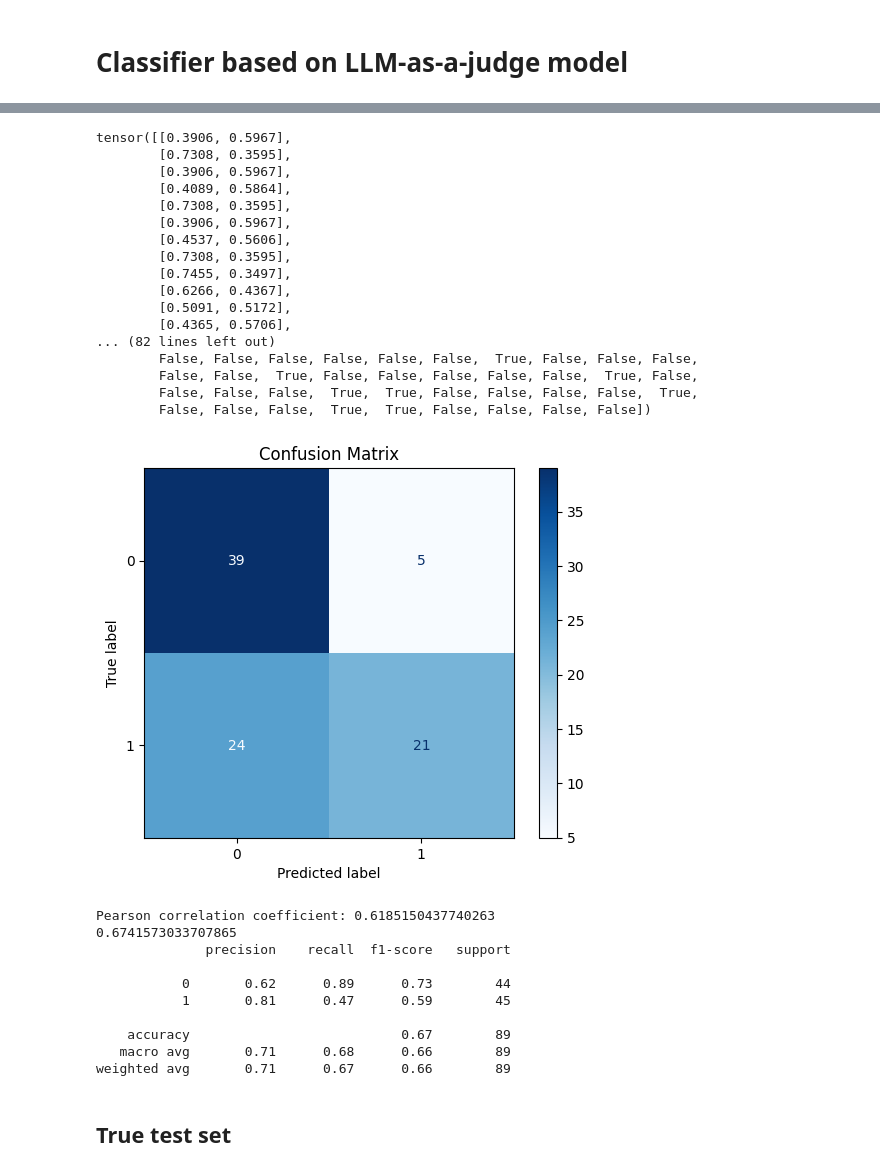
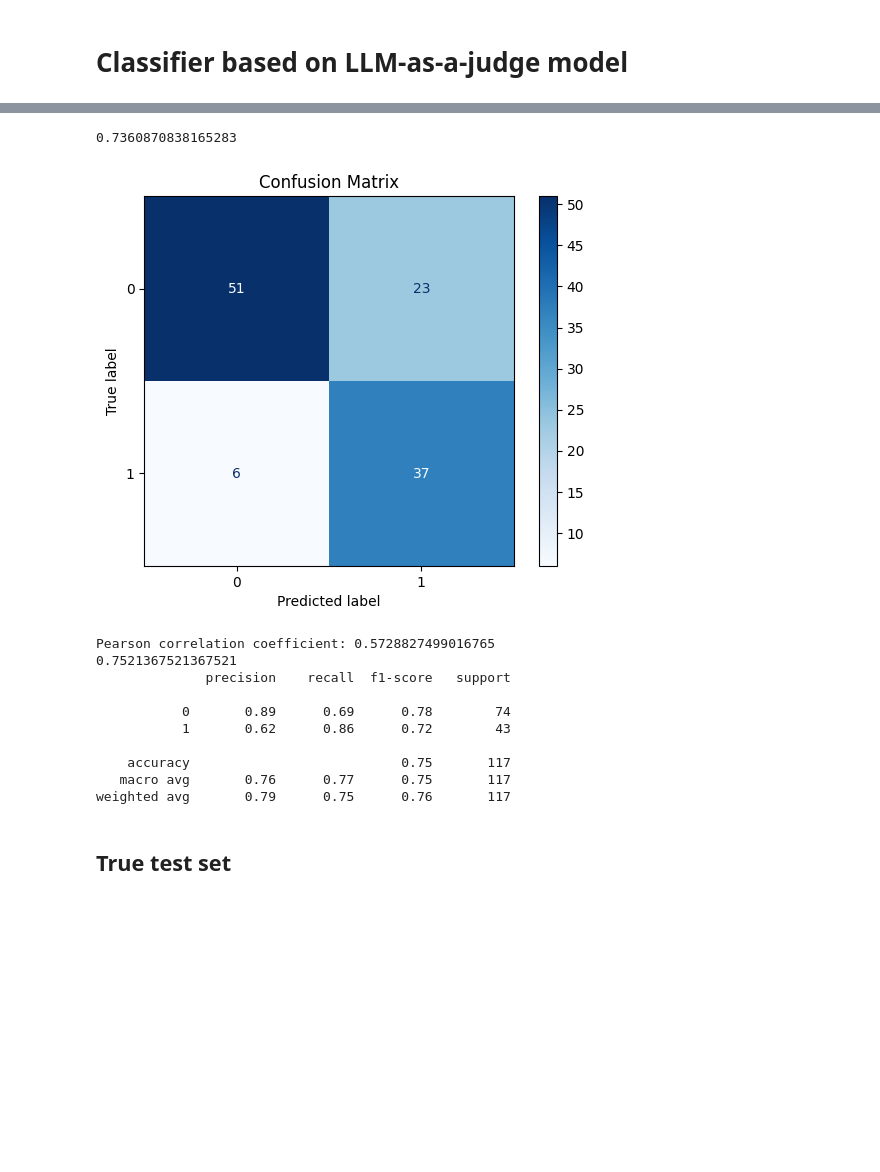
Before and after one commit to kerrianlc/rag, a Jupyter notebook: simple_classifier.ipynb, the cells around one changed output, grey strips where cells are left out. Cells and saved outputs as stored; diff of their text form; code cells hidden in the pictures; blank space fills up the shorter version.

```diff
--- a/simple_classifier.ipynb
+++ b/simple_classifier.ipynb
@@ -119,6 +124,6 @@ y = (y > 0).astype(int)
 # %%
 X_I, X_eval, y_I, y_eval = train_test_split(X, y, test_size=0.2, random_state=40)
-X_train, X_calibr, y_train, y_calibr = train_test_split(X_I, y_I, test_size=0.2, random_state=40)
+X_train, X_calibr, y_train, y_calibr = train_test_split(X_I, y_I, test_size=0.25, random_state=40)
 # %%
 class BasicMLP(nn.Module):
     def __init__(self, input_size, output_size):
@@ -292,7 +297,7 @@ with torch.no_grad():
         outputs = model(inputs)  # Raw logits
 
         # Apply sigmoid activation
-        probabilities = torch.sigmoid(outputs)
+        probabilities = F.softmax(outputs, dim=1)
 
         # Compute argmax for class prediction
         predictions = torch.argmax(probabilities, dim=1)
@@ -386,3 +384,31 @@ q
+# %%
+import numpy as np
+
+# Define the function for conformal prediction
+def conformal_prediction(calibrated_probs, labels, alpha=0.05):
+    """
+    Perform conformal prediction with calibrated probabilities.
+
+    Args:
+        calibrated_probs (np.ndarray): Calibrated probabilities for the hold-out set (I2).
+        labels (np.ndarray): Ground truth labels for the hold-out set (I2).
+        test_probs (np.ndarray): Probabilities for the test sample.
+        alpha (float): Risk tolerance level.
+
+    Returns:
+        prediction_set (list): Labels included in the prediction set for the test sample.
+        quantile (float): The (1-alpha)-quantile of the conformity scores.
+    """
+    # Step 1: Compute conformity scores for the hold-out set
+    conformity_scores = 1 - np.array([probs[label] for probs, label in zip(calibrated_probs, labels)])
+
+    # Step 2: Compute the (1-alpha) quantile of the conformity score distribution
+    # Include the adjustment \delta_\infty
+    num_samples = len(conformity_scores)
+    extended_scores = np.append(conformity_scores, float('inf'))
+    quantile = np.sort(extended_scores)[int((1 - alpha) * (num_samples + 1)) - 1]
+
+    return quantile
 # %%
 X_tensor_eval = torch.tensor(X_eval.to_numpy(), dtype=torch.float32)
 y_tensor_eval = torch.tensor(y_eval.to_numpy(), dtype=torch.long)
@@ -393,74 +421,62 @@ eval_true_labels = []
 eval_predicted_labels = []
 eval_probs = []
 # Set model to evaluation mode
+import torch.nn.functional as F
 model.eval()
 
+
+q = conformal_prediction(probs, true_labels, alpha=0.1)
+print(q)
 with torch.no_grad():
     for inputs, labels in true_test_loader:
         # Get model outputs
         outputs = model(inputs)  # Raw logits
 
         # Apply sigmoid activation
-        probabilities = torch.sigmoid(outputs)
-        print(probabilities)
+        probabilities = F.softmax(outputs, dim=1)
+
+        predictions = probabilities[:, 1] >= 1 - q
         # Compute argmax for class prediction
-        predictions = probabilities[:, 1] >= 1 - q
-        print(predictions)
+        # predictions = torch.argmax(probabilities, dim=1)
 
         # Store true and predicted labels
         eval_true_labels.extend(labels.cpu().numpy())
         eval_predicted_labels.extend(predictions.cpu().numpy())
         eval_probs.extend(probabilities.cpu().numpy())
 
 eval_true_labels = np.array(eval_true_labels)
 eval_predicted_labels = np.array(eval_predicted_labels)
 eval_probs = np.array(eval_probs)
 
 cm = confusion_matrix(eval_true_labels, eval_predicted_labels)
 
 # Plot confusion matrix
 disp = ConfusionMatrixDisplay(confusion_matrix=cm)
 disp.plot(cmap=plt.cm.Blues)
 plt.title("Confusion Matrix")
 plt.savefig("dl.png")
 plt.show()
 
 # Compute Pearson correlation coefficient
 pearson_corr, _ = pearsonr(eval_true_labels, eval_probs[:, 1])
 print(f"Pearson correlation coefficient: {pearson_corr}")
 
 print(accuracy_score(eval_true_labels, eval_predicted_labels))
 # print(accuracy_score(true_labels, lgbm.predict(X_eval)))
 print(classification_report(eval_true_labels, eval_predicted_labels))
 # %% [output]
-tensor([[0.3906, 0.5967],
-        [0.7308, 0.3595],
-        [0.3906, 0.5967],
-        [0.4089, 0.5864],
-        [0.7308, 0.3595],
-        [0.3906, 0.5967],
-        [0.4537, 0.5606],
-        [0.7308, 0.3595],
-        [0.7455, 0.3497],
-        [0.6266, 0.4367],
-        [0.5091, 0.5172],
-        [0.4365, 0.5706],
-... (82 lines left out)
-        False, False, False, False, False, False,  True, False, False, False,
-        False, False,  True, False, False, False, False, False,  True, False,
-        False, False, False,  True,  True, False, False, False, False,  True,
-        False, False, False,  True,  True, False, False, False, False])
+0.7360870838165283
-[figure, old version]
+[figure, new version]
-Pearson correlation coefficient: 0.6185150437740263
-0.6741573033707865
+Pearson correlation coefficient: 0.5728827499016765
+0.7521367521367521
               precision    recall  f1-score   support
 
-           0       0.62      0.89      0.73        44
-           1       0.81      0.47      0.59        45
+           0       0.89      0.69      0.78        74
+           1       0.62      0.86      0.72        43
 
-    accuracy                           0.67        89
-   macro avg       0.71      0.68      0.66        89
-weighted avg       0.71      0.67      0.66        89
+    accuracy                           0.75       117
+   macro avg       0.76      0.77      0.75       117
+weighted avg       0.79      0.75      0.76       117
 # %% [markdown]
 ## True test set
 # %%
```
Also changed, not shown: parts of 12 cells of this notebook, 1 other file.
